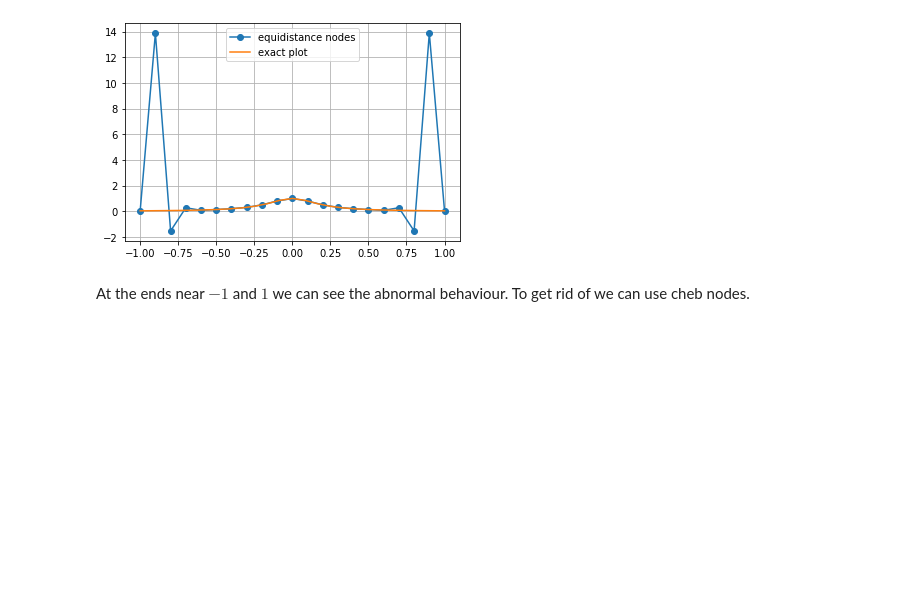
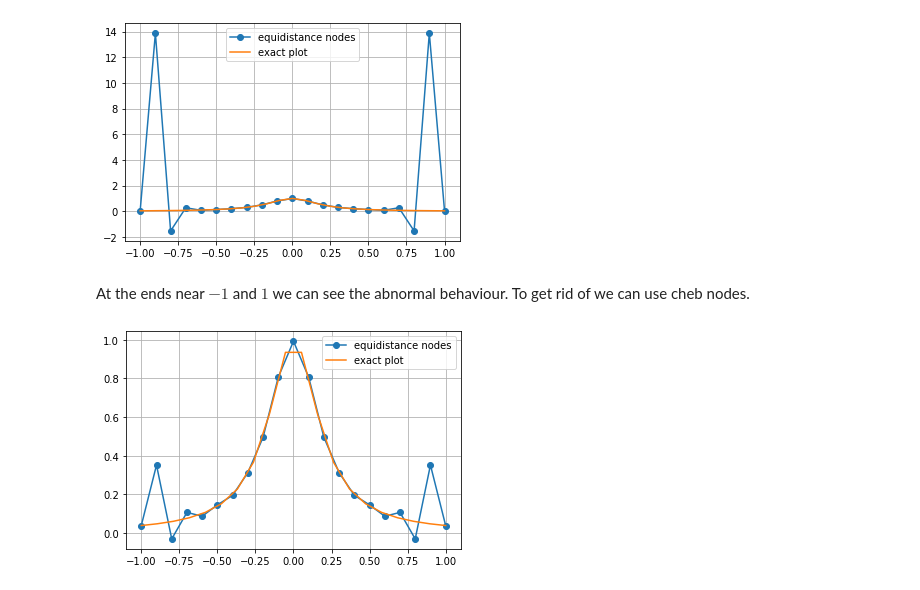
Before and after one commit to RiteshKhan/Random, a Jupyter notebook: 11_02_2022.ipynb, the cells around one changed output. Saved outputs shown, nothing was run; the diff lists cells and outputs as text; code cells hidden in the pictures; blank space fills up the shorter version.

```diff
--- a/11_02_2022.ipynb
+++ b/11_02_2022.ipynb
@@ -428,3 +428,23 @@ plt.show()
 [figure]
 # %% [markdown]
 At the ends near $-1$ and $1$ we can see the abnormal behaviour. To get rid of we can use cheb nodes.
+# %%
+xvec = np.linspace(-1.0,1.0,20)
+f = lambda x : 1/(1+25*x**2)
+yvec = f(xvec)
+xval = np.arange(-1,1.1,0.1)
+l3 = []
+l4 = []
+# xvec1 = np.array(my_cheb_nodes(5))
+# yvec1 = f(xvec1)
+for i in xval:
+  l3.append(my_lagrange(xvec,yvec,i))
+  l4.append(my_lagrange(xvec1,yvec1,i))
+plt.plot(xval,l3, '-o', label = 'equidistance nodes')
+#plt.plot(xval,l4, '--', label = 'chebyshev nodes')
+plt.plot(xvec,f(xvec),label = 'exact plot')
+plt.legend()
+plt.grid()
+plt.show()
+# %% [output]
+[figure, added]
```
